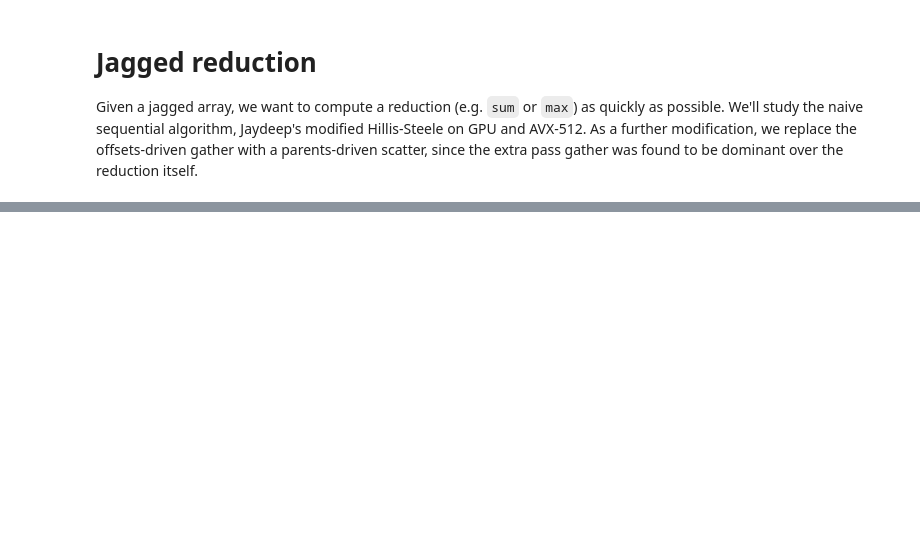
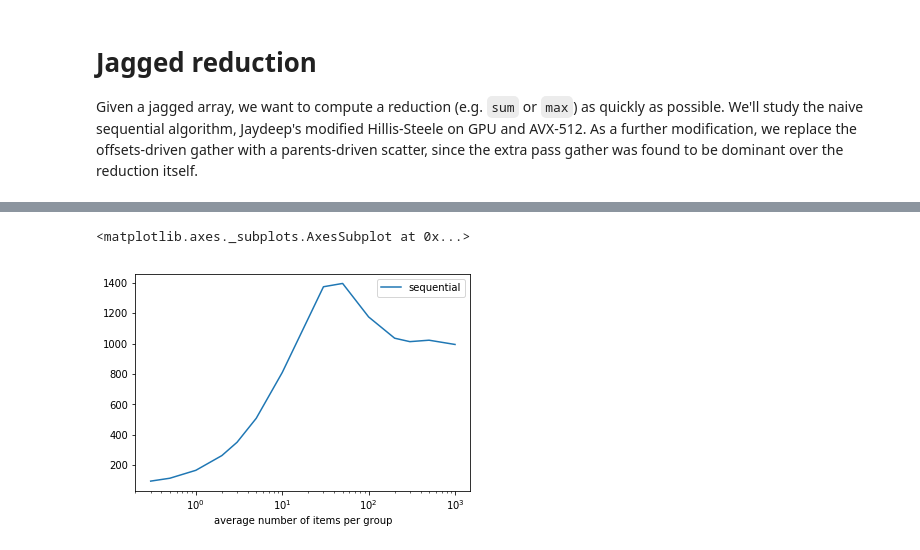
Before and after one commit to jpivarski/jupyter-performance-studies, a Jupyter notebook: 2018-09-10-jagged-reduction.ipynb, the cells around one changed output, grey strips where cells are left out. Drawn from its saved outputs; the diff is of its cells as text; code cells hidden in the pictures; blank space fills up the shorter version.

Commit message:
working on second sequential algorithm

```diff
--- a/2018-09-10-jagged-reduction.ipynb
+++ b/2018-09-10-jagged-reduction.ipynb
@@ -14,7 +14,9 @@ This is about 15 GB, and we'll cache them on disk (in `/tmp/DATA`).
 import numpy
 import os
 # %%
-def make_dataset(averagesize, tasksize=100000000, location="/tmp/DATA"):
+tasksize = 100000000
+
+def make_dataset(averagesize, location="/tmp/DATA"):
     if not os.path.exists(location):
         os.mkdir(location)
     counts = numpy.random.poisson(averagesize, int(numpy.ceil(tasksize / averagesize)))
@@ -38,8 +40,9 @@ def make_dataset(averagesize, tasksize=100000000, location="/tmp/DATA"):
     del content
     del offsets
 
-# for averagesize in (0.3, 0.5, 1.0, 2.0, 3.0, 5.0, 10.0, 20.0, 30.0,
-#                     50.0, 100.0, 200.0, 300.0, 500.0, 1000.0):
+averagesizes = 0.3, 0.5, 1.0, 2.0, 3.0, 5.0, 10.0, 20.0, 30.0, 50.0, 100.0, 200.0, 300.0, 500.0, 1000.0
+
+# for averagesize in averagesizes:
 #     make_dataset(averagesize)
 # %%
 def get_dataset(averagesize, location="/tmp/DATA"):
@@ -60,0 +143,28 @@ This is the natural algorithm, stepping through jagged subcollections in a doubl
+# %%
+import time
+
+def measure(averagesize, run, times=10, location="/tmp/DATA"):
+    offsets, parents, content = get_dataset(averagesize, location=location)
+    output = numpy.empty(len(offsets) - 1, dtype=numpy.float32)
+    cumulative = 0.0
+    for i in range(times):
+        start = time.time()
+        run(offsets, parents, content, output)
+        cumulative += time.time() - start
+    del offsets, parents, content, output
+    gc.collect()
+    return tasksize * times * 1e-6 / cumulative   # MHz in number of particles (not events)
+# %%
+import pandas
+
+sum_rates = pandas.DataFrame(index=averagesizes, columns=["sequential"])
+max_rates = pandas.DataFrame(index=averagesizes, columns=["sequential"])
+sum_rates.index.name = "average number of items per group"
+max_rates.index.name = "average number of items per group"
+# %%
+for averagesize in averagesizes:
+    print("sum", averagesize)
+    sum_rates.loc[averagesize, "sequential"] = measure(averagesize, sequential_sum)
+for averagesize in averagesizes:
+    print("max", averagesize)
+    max_rates.loc[averagesize, "sequential"] = measure(averagesize, sequential_max)
@@ -60,0 +191,5 @@ This is the natural algorithm, stepping through jagged subcollections in a doubl
+# %%
+sum_rates.plot(logx=True)
+# %% [output]
+<matplotlib.axes._subplots.AxesSubplot at 0x...>
+[figure, added]
```
Also changed, not shown: parts of 12 cells of this notebook.
